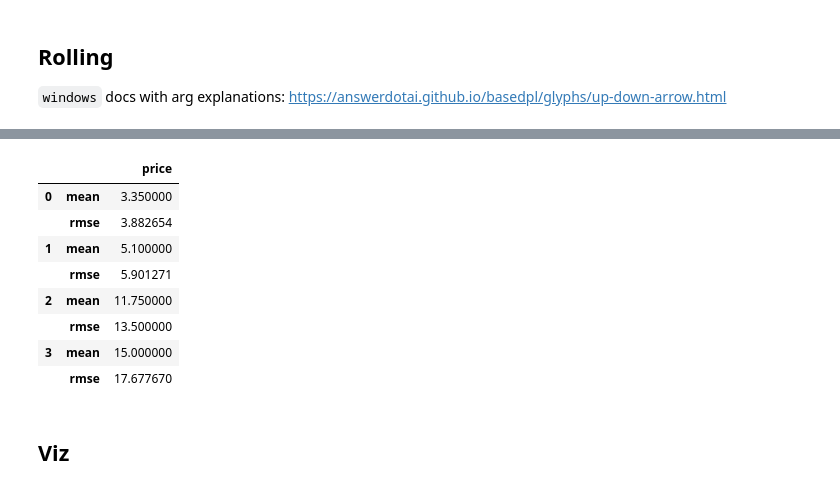
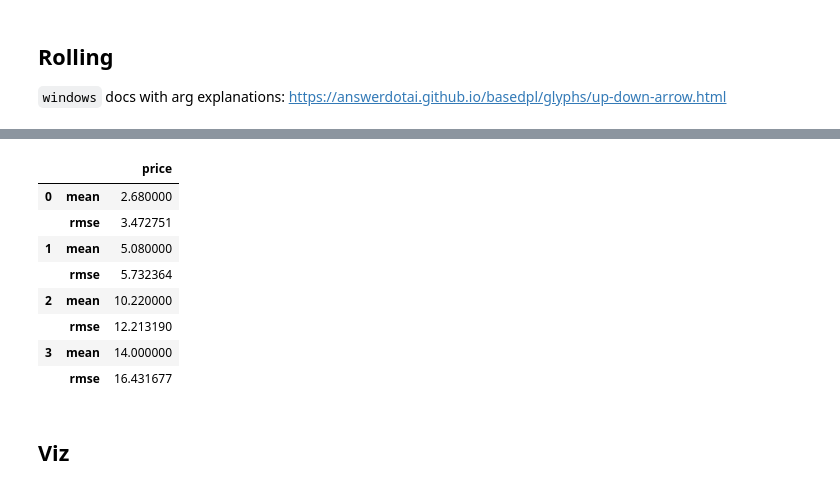
Before and after one commit to AnswerDotAI/basedtab, a Jupyter notebook: nbs/00_core.ipynb, the cells around one changed output, grey strips where cells are left out. Saved outputs shown, nothing was run; the diff lists cells and outputs as text; code cells hidden in the pictures.

```diff
--- a/nbs/00_core.ipynb
+++ b/nbs/00_core.ipynb
@@ -123,4 +122,5 @@ def groupby(self:BFrame, by, cols, **aggs):
 # %%
+MEAN = add.reduce / tally
 RMSE = MEAN.under(square)
 fn_dict=dict(mean=MEAN, rmse=RMSE)
 fn_dict
@@ -184,15 +164,15 @@ ts.rolling("price", size=3, mean=MEAN, rmse=RMSE).df
 # %%
-ts.rolling("price", size=4, step=2, mean=MEAN, rmse=RMSE).df
+ts.rolling("price", size=5, step=2, mean=MEAN, rmse=RMSE).df
 # %% [output]
 |  |  | price |
-| 0 | mean | 3.350000 |
-|  | rmse | 3.882654 |
-| 1 | mean | 5.100000 |
-|  | rmse | 5.901271 |
-| 2 | mean | 11.750000 |
-|  | rmse | 13.500000 |
-| 3 | mean | 15.000000 |
-|  | rmse | 17.677670 |
+| 0 | mean | 2.680000 |
+|  | rmse | 3.472751 |
+| 1 | mean | 5.080000 |
+|  | rmse | 5.732364 |
+| 2 | mean | 10.220000 |
+|  | rmse | 12.213190 |
+| 3 | mean | 14.000000 |
+|  | rmse | 16.431677 |
 # %% [markdown]
 ## Viz
 # %%
```
Also changed, not shown: parts of 26 cells of this notebook, 4 other files.
